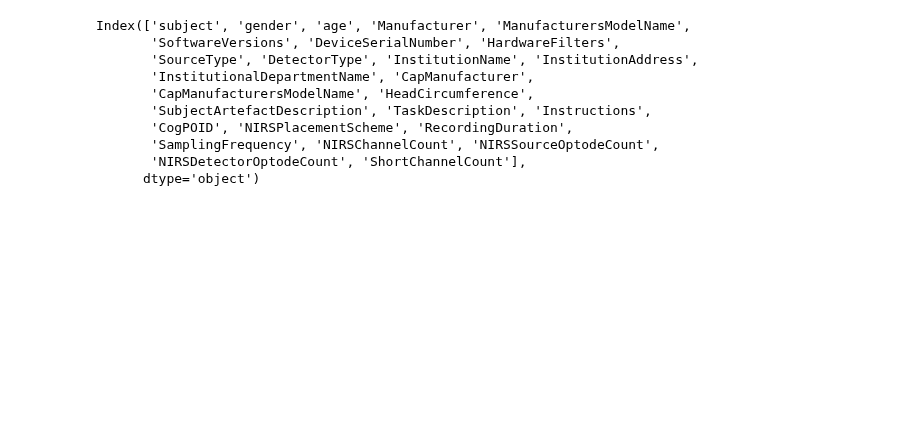
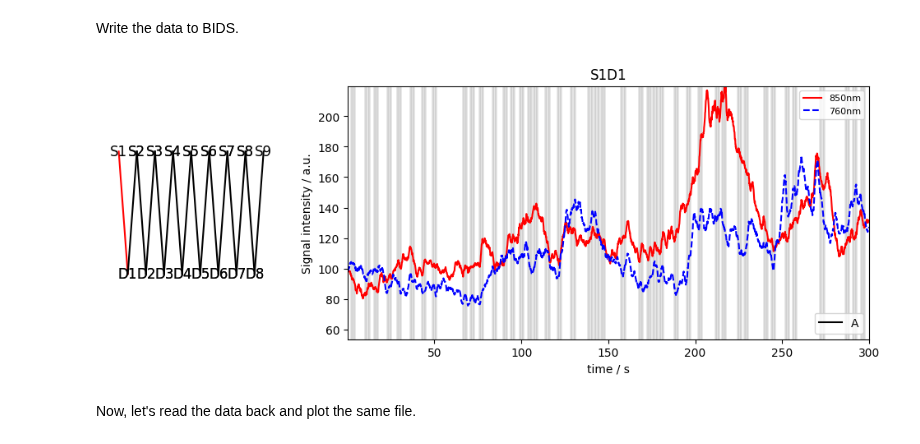
Before and after one commit to huppertt/pyNIRS_toolbox, a Jupyter notebook: examples/10_BIDS_Formats.ipynb, the cells around one changed output. Drawn from its saved outputs; the diff is of its cells as text; code cells hidden in the pictures; blank space fills up the shorter version.

```diff
--- a/examples/10_BIDS_Formats.ipynb
+++ b/examples/10_BIDS_Formats.ipynb
@@ -5,6 +9,20 @@ from pathlib import Path
 import pandas as pd
 import pyBrainAnalyzIR.testing
 import pyBrainAnalyzIR.dataclasses.dataset as dataset
+
+from pyBrainAnalyzIR.vis import demographics_manager
+
+
+from cedalion.io.snirf import read_snirf
+from cedalion.io.snirf import write_snirf
+
+
+from pyBrainAnalyzIR.vis.plot_nirs_inline import plot as nirs_show
+
+import pprint
+import cedalion
+import pint
+units = cedalion.units
 # %%
 dset=dataset.DataSet()
 data1,_=pyBrainAnalyzIR.testing.simData.Data(snr=5)
@@ -25,0 +46,6 @@ dset.add_demographics_by_index(demo)
+# %%
+dset.add_meta_data_description('subject', 'The subject ID.')
+dset.add_meta_data_description('age', 'The age of the subject.')
+dset.add_meta_data_description('gender', 'The gender of the subject.')
+
+dset.add_demographics_units('age', units.years)
@@ -36,2 +128,4 @@ print(dataset_description)
+# %% [markdown]
+Write the data to BIDS.
 # %%
 datapath = Path('/Users/theodorehuppert/Desktop/Bids_Test')
@@ -47,13 +133,6 @@ demo = dset.get_demographics()
-# %%
-demo.keys()
-# %% [output]
-Index(['subject', 'gender', 'age', 'Manufacturer', 'ManufacturersModelName',
-       'SoftwareVersions', 'DeviceSerialNumber', 'HardwareFilters',
-       'SourceType', 'DetectorType', 'InstitutionName', 'InstitutionAddress',
-       'InstitutionalDepartmentName', 'CapManufacturer',
-       'CapManufacturersModelName', 'HeadCircumference',
-       'SubjectArtefactDescription', 'TaskDescription', 'Instructions',
-       'CogPOID', 'NIRSPlacementScheme', 'RecordingDuration',
-       'SamplingFrequency', 'NIRSChannelCount', 'NIRSSourceOptodeCount',
-       'NIRSDetectorOptodeCount', 'ShortChannelCount'],
-      dtype='object')
+# %%
+nirs_show(dset.dataset[0],'amp')
+# %% [output]
+[figure, added]
+# %% [markdown]
+Now, let's read the data back and plot the same file.
```
Also changed, not shown: parts of 10 cells of this notebook, 9 other files.
